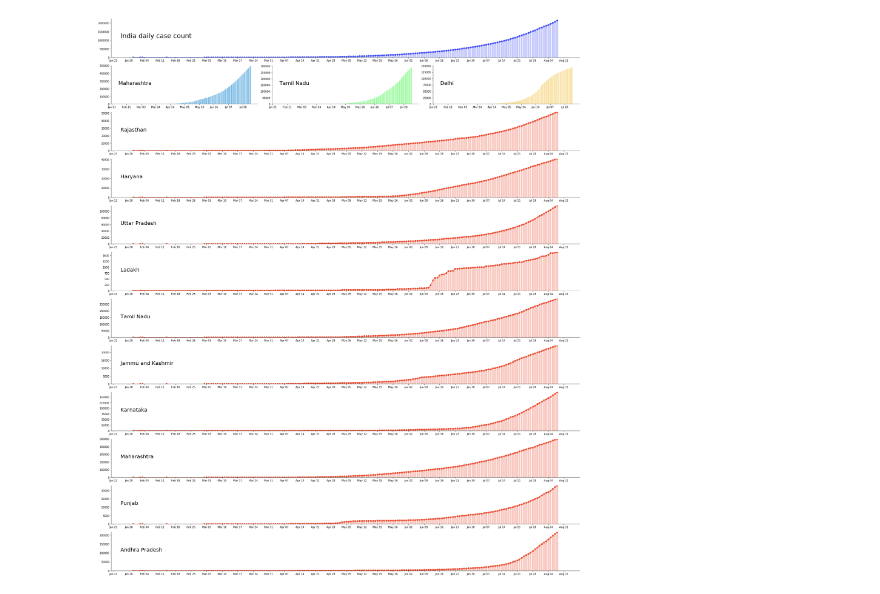
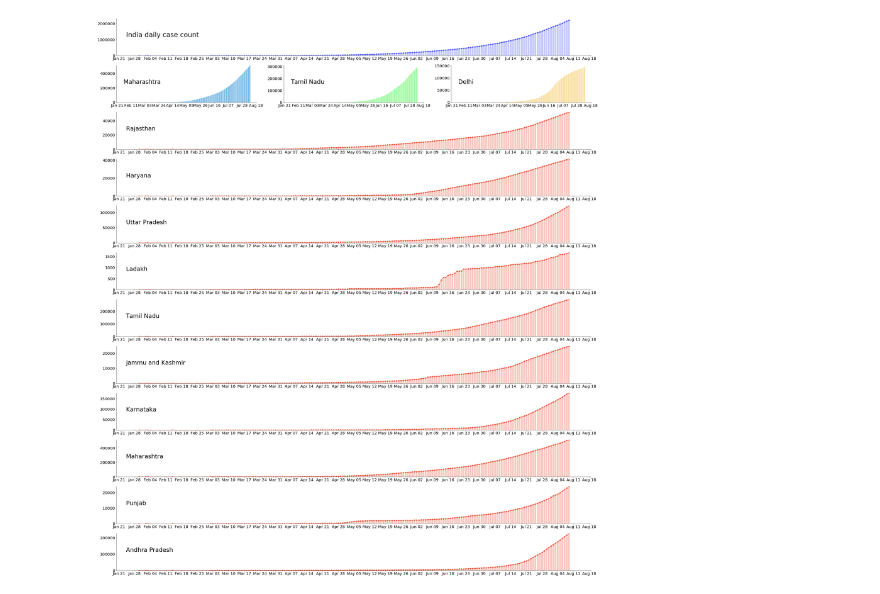
Before and after one commit to Sakzsee/Sakthisree, a Jupyter notebook: _notebooks/2020-08-08-COVID19-Dashboard.ipynb, the cells around one changed output. Saved outputs shown, nothing was run; the diff lists cells and outputs as text; code cells hidden in the pictures.

```diff
--- a/_notebooks/2020-08-08-COVID19-Dashboard.ipynb
+++ b/_notebooks/2020-08-08-COVID19-Dashboard.ipynb
@@ -178,13 +178,14 @@ today_summary_table = today_summary_table.sort_values(by = ['Confirmed', 'Deceas
 revised_confirmed_df = revised_confirmed_df.drop("India", axis=0)
 # %%
 #hide_input
+plt.rcParams.update({'font.size': 20})
 
 #plotting graphs for the dashboard
 df = revised_confirmed_df.copy()
 df.loc['Total'] = df.sum()
 n = 10
 ax = []
-fig = plt.figure(figsize = (26,30))
+fig = plt.figure(figsize = (36,40))
 gs = fig.add_gridspec(n+2, 3)
 # gs = fig.add_gridspec(2, 3)
 ax1 = fig.add_subplot(gs[0, :])
@@ -196,7 +197,7 @@ ax1.bar(ef.date,ef.Total,alpha=0.3,color='#424ef5')
 ax1.plot(ef.date,ef.Total , marker="o", color='#424ef5')
 ax1.xaxis.set_major_locator(mdates.WeekdayLocator())
 ax1.xaxis.set_major_formatter(mdates.DateFormatter('%b %d'))
-ax1.text(0.02, 0.5,'India daily case count', transform = ax1.transAxes, fontsize=25);
+ax1.text(0.02, 0.5,'India daily case count', transform = ax1.transAxes, fontsize=34);
 ax1.spines['right'].set_visible(False)
 ax1.spines['top'].set_visible(False)
 
@@ -211,7 +212,7 @@ ax2.xaxis.set_major_formatter(mdates.DateFormatter('%b %d'))
 ax2.set_xticks(ax2.get_xticks()[::3])
 maxyval = ef.Maharashtra.max()
 ax2.set_ylim([0,maxyval])
-ax2.text(0.05, 0.5,'Maharashtra', transform = ax2.transAxes, fontsize=20);
+ax2.text(0.05, 0.5,'Maharashtra', transform = ax2.transAxes, fontsize=30);
 ax2.spines['right'].set_visible(False)
 ax2.spines['top'].set_visible(False)
 
@@ -223,41 +224,41 @@ ax3.bar(ef.date, ef['Tamil Nadu'],color = '#42f548',alpha=0.5,)
 ax3.xaxis.set_major_locator(mdates.WeekdayLocator())
 ax3.xaxis.set_major_formatter(mdates.DateFormatter('%b %d'))
 ax3.set_xticks(ax3.get_xticks()[::3])
-ax3.text(0.05, 0.5,'Tamil Nadu', transform = ax3.transAxes, fontsize=20);
+ax3.text(0.05, 0.5,'Tamil Nadu', transform = ax3.transAxes, fontsize=30);
 ax3.spines['right'].set_visible(False)
 ax3.spines['top'].set_visible(False)
 
 ax4 = fig.add_subplot(gs[1,2])
 ef = df.loc['Delhi'].rename_axis('date').reset_index()
 ef = ef.iloc[:len(ef)-1, :]
 ef['date'] = ef['date'].astype('datetime64[ns]')
 ax4.bar(ef.date, ef.Delhi,color = '#f5c242',alpha=0.5)
 ax4.set_xticks([])
 ax4.xaxis.set_major_locator(mdates.WeekdayLocator())
 ax4.xaxis.set_major_formatter(mdates.DateFormatter('%b %d'))
 ax4.set_xticks(ax4.get_xticks()[::3])
 ax4.spines['right'].set_visible(False)
 ax4.spines['top'].set_visible(False)
 
-ax4.text(0.05, 0.5,'Delhi', transform = ax4.transAxes, fontsize=20)
+ax4.text(0.05, 0.5,'Delhi', transform = ax4.transAxes, fontsize=30)
 
 for i in range(n):
 
     ax.append(fig.add_subplot(gs[i+2,:]))
     ef = df.iloc[i+3].rename_axis('date').reset_index()
     ef = ef.iloc[:len(ef)-1, :]
     ef['date'] = ef['date'].astype('datetime64[ns]')
     ax[i].bar(ef.date,ef.iloc[:,-1],alpha=0.3, color='#eb4f34')
     ax[i].plot(ef.date,ef.iloc[:,-1],marker='o', color = '#eb4f34')
-    ax[i].text(0.02,0.5,f'{ef.columns.values[-1]}',transform = ax[i].transAxes, fontsize = 20);
+    ax[i].text(0.02,0.5,f'{ef.columns.values[-1]}',transform = ax[i].transAxes, fontsize = 30);
     ax[i].xaxis.set_major_locator(mdates.WeekdayLocator())
     ax[i].xaxis.set_major_formatter(mdates.DateFormatter('%b %d'))
     ax[i].set_ylim([0,max(ef.iloc[:,-1])])
     ax[i].spines['right'].set_visible(False)
     ax[i].spines['top'].set_visible(False)
 plt.tight_layout()
 # %% [output]
-[figure, old version]
+[figure, new version]
 # %%
 #hide_input
 today_summary_table.style.background_gradient(cmap='Blues')
```
Also changed, not shown: parts of 3 cells of this notebook.
